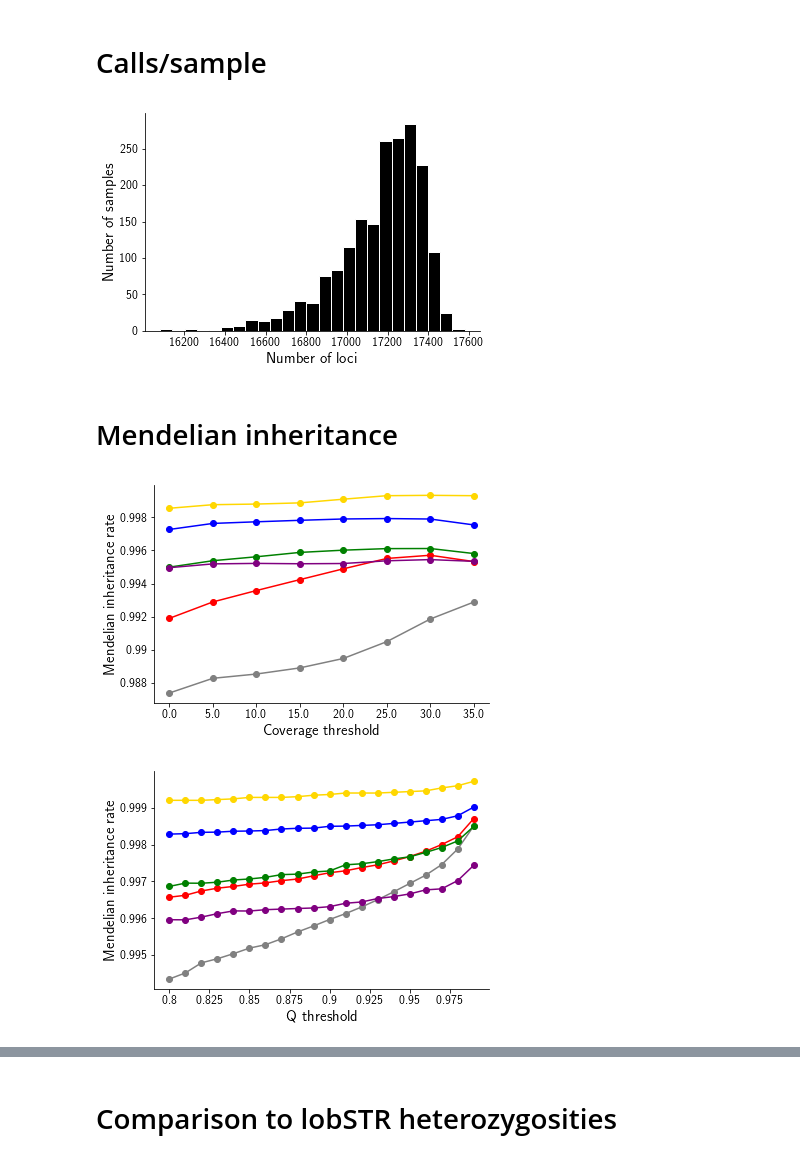
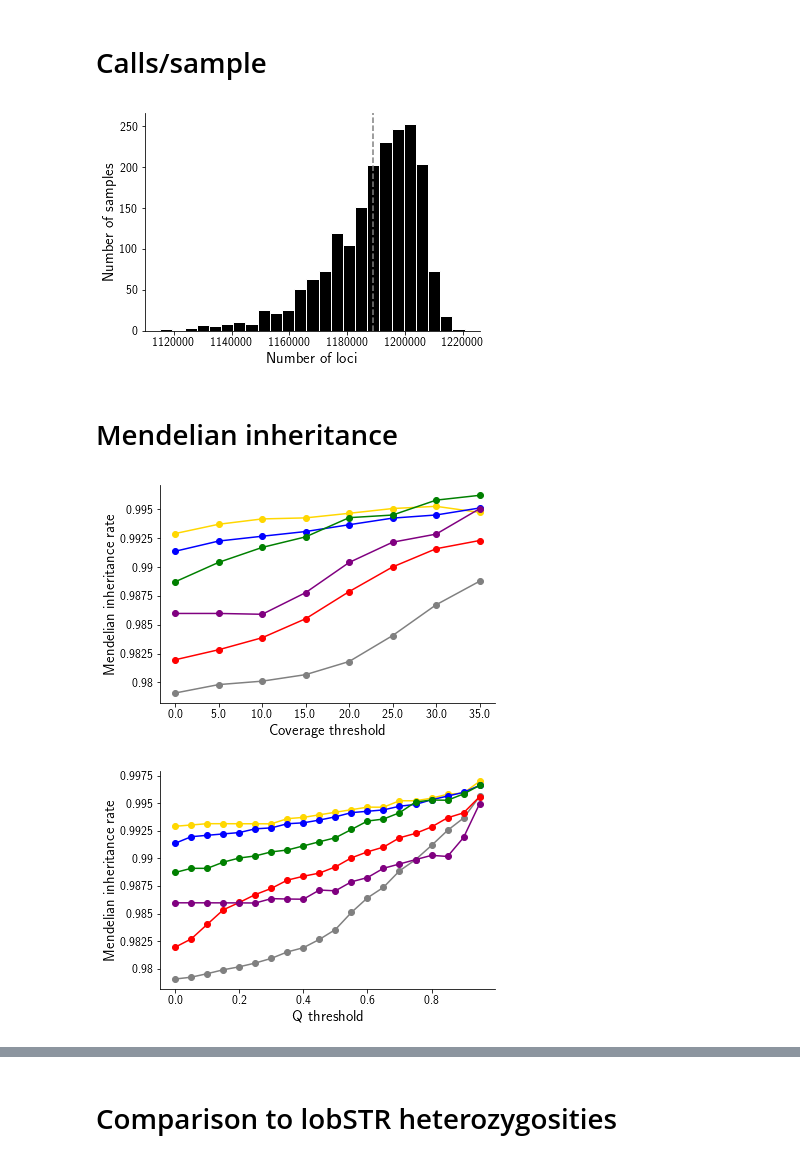
Before and after one commit to gymreklab/ssc-imputation, a Jupyter notebook: haplotype_paper/Figures/Figure1_SSCCallset.ipynb, the cells around one changed output, grey strips where cells are left out. Saved outputs shown, nothing was run; the diff lists cells and outputs as text; code cells hidden in the pictures.

```diff
--- a/haplotype_paper/Figures/Figure1_SSCCallset.ipynb
+++ b/haplotype_paper/Figures/Figure1_SSCCallset.ipynb
@@ -129 +145,15 @@ for rl in reflen:
+# %%
+reflen = range(10, 100, 1)
+diffs = []
+percs = []
+for i in range(len(reflen)-1):
+    lb = reflen[i]
+    ub = reflen[i+1]
+    x = locstats[(locstats["length"]>=lb) & (locstats["length"]<ub)]
+    x = x[x["meandiff"].apply(abs) <= MAXMEANDIFF]
+    if x.shape[0] <= 25:
+        diffs.append(np.nan)
+    else:
+        diffs.append(sum(x.apply(lambda x: x["meandiff"]*x["numcalls"], 1))/sum(x["numcalls"]))
+    percs.append(locstats[locstats["length"]<ub].shape[0]*1.0/locstats.shape[0])
 # %%
@@ -146,6 +180,7 @@ ax2.set_xticklabels([int(x) for x in ax.get_xticks()], size=12);
 # %% [markdown]
 # Stutter
 # %%
+locstats["stutterprob"] = locstats["up"] + locstats["down"]
 fig = plt.figure()
 ax = fig.add_subplot(111)
 bins = np.arange(0, 0.1, 0.001)
@@ -180,16 +215,21 @@ ax.set_xlabel("Number of loci", size=15)
 ax.set_ylabel("Number of samples", size=15)
 ax.set_xticklabels([int(x) for x in ax.get_xticks()], size=12)
 ax.set_yticklabels([int(x) for x in ax.get_yticks()], size=12);
+ax.axvline(x=np.mean(sampstats["numloci"]), color="gray", linestyle="dashed")
+fig.savefig(os.path.join(OUTPATH, "Figure1_LociPerSample.pdf"))
 # %% [output]
-[figure, old version]
+[figure, new version]
 # %% [markdown]
 # Mendelian inheritance
 # %%
 mend = pd.read_csv(os.path.join(TMPPATH, "mend_stats.tab"),
-                   names=["chrom","start","sample","Q","DP","mend"], sep="\t")
+                   names=["chrom","start","sample","Q","DP","mend","homref"], sep="\t", nrows=1000000)
 mend["mend"] = mend["mend"].apply(int)
+mend["chrom"] = mend["chrom"].apply(str)
 mend = pd.merge(mend, hipstr, on=["chrom","start"])
-# TODO remove if homref
+mend = pd.merge(mend, locstats[["chrom","start","end","hrun"]], on=["chrom","start"])
+mend = mend[~mend["homref"]]
+mend = pd.merge(mend, hiphet, on=["chrom","start"])
 # %%
 # Mendelian inheritance vs. coverage
 fig = plt.figure()
@@ -200,6 +240,8 @@ for period in range(1, 7):
     mend_scores = []
     for cov in coverages:
         x = mend[(mend["DP"]>=cov) & (mend["period"]==period)]
+        if period >= 5:
+            x = x[x["hrun"]<=(period-1)]
         if x.shape[0] >= 50:
             mend_scores.append(np.mean(x["mend"]))
         else: mend_scores.append(np.nan)
@@ -213,28 +255,31 @@ ax.set_ylabel("Mendelian inheritance rate", size=15)
 ax.set_xticklabels([(x) for x in ax.get_xticks()], size=12)
 ax.set_yticklabels([(x) for x in ax.get_yticks()], size=12);
 # %% [output]
-[figure, old version]
+[figure, new version]
 # %%
 # Mendelian inheritance vs. qual
 fig = plt.figure()
 ax = fig.add_subplot(111)
-scores = np.arange(0.8, 1, 0.01)
+scores = np.arange(0.0, 1, 0.05)
 
 for period in range(1, 7):
     mend_scores = []
     for q in scores:
         x = mend[(mend["Q"]>=q) & (mend["period"]==period)]
+        if period >= 5:
+            x = x[x["hrun"]<=(period-1)]
         if x.shape[0] >= 50:
             mend_scores.append(np.mean(x["mend"]))
         else: mend_scores.append(np.nan)
     ax.plot(scores, mend_scores, color=colors[period-1], marker="o");
 ax.spines['right'].set_visible(False)
 ax.spines['top'].set_visible(False)
 ax.yaxis.set_ticks_position('left')
 ax.xaxis.set_ticks_position('bottom')
 ax.set_xlabel("Q threshold", size=15)
 ax.set_ylabel("Mendelian inheritance rate", size=15)
 ax.set_xticklabels([(x) for x in ax.get_xticks()], size=12)
 ax.set_yticklabels([(x) for x in ax.get_yticks()], size=12);
+fig.savefig(os.path.join(OUTPATH, "Figure1_MendInheritance.pdf"))
 # %% [output]
-[figure, old version]
+[figure, new version]
```
Also changed, not shown: parts of 18 cells of this notebook, 5 other files.
